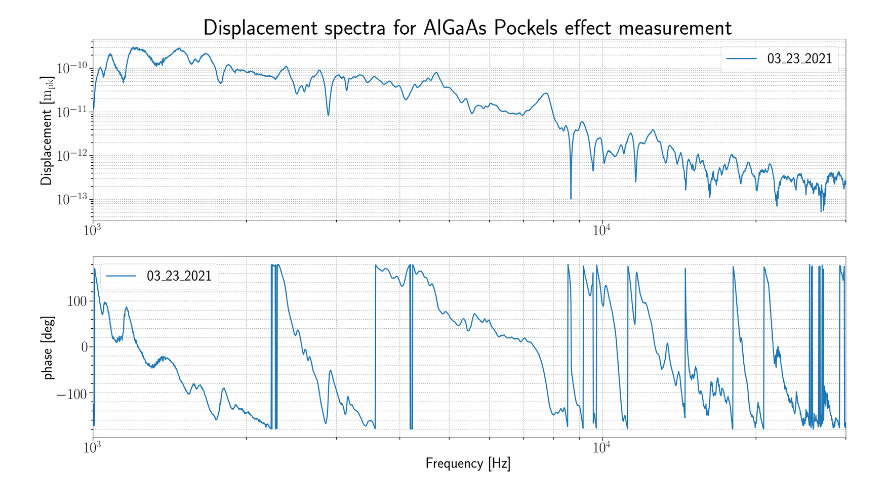
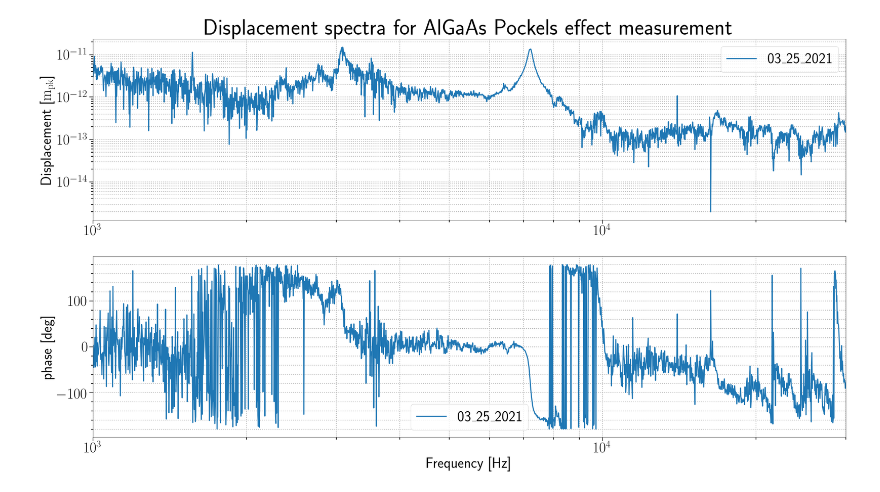
Before and after one commit to dancvan/AlGaAs_electrooptic_effect, a Jupyter notebook: code/notebooks/run_pock_cal.ipynb, the cells around one changed output. Cells and saved outputs as stored; diff of their text form; code cells hidden in the pictures.

Commit message:
Plotting and organizing measurements from 03_25_2021. The description of the three states plotted can be seen in the last commit / lab notes.

```diff
--- a/code/notebooks/run_pock_cal.ipynb
+++ b/code/notebooks/run_pock_cal.ipynb
@@ -20,10 +21,11 @@ the necessary spectra and transfer functions. The output compresses all of the r
 File:      ~/Documents/git/SU/algaas_electrooptic_effect/code/py_packages/pockels_cal.py
 Type:      function
 # %%
-measurement_directory = '/Users/daniel_vander-hyde/Documents/git/SU/algaas_electrooptic_effect/measurements/swept/sio2ta2o5/03_23_2021/w_set_screws/'
-date = '03_23_2021'
+measurement_directory = '/Users/daniel_vander-hyde/Documents/git/SU/algaas_electrooptic_effect/measurements/swept/sio2ta2o5/03_25_2021/state3/'
+date = '03_25_2021'
+xtra_dir = 'state3'
 sample = 'sio2ta2o5'
 final_directory = '/Users/daniel_vander-hyde/Documents/git/SU/algaas_electrooptic_effect/results/swept_frequency'
-pc.pock_cal(measurement_directory, date, final_directory, meas_type='swept', spectra_type='pk',sample='sio2ta2o5', plot_saving=True)
+pc.pock_cal(measurement_directory, date, final_directory, meas_type='swept', spectra_type='pk',sample='sio2ta2o5',xtradir=xtra_dir, plot_saving=False)
 # %% [output]
-[figure, old version]
+[figure, new version]
```
Also changed, not shown: parts of 1 cell of this notebook, 15 other files.
